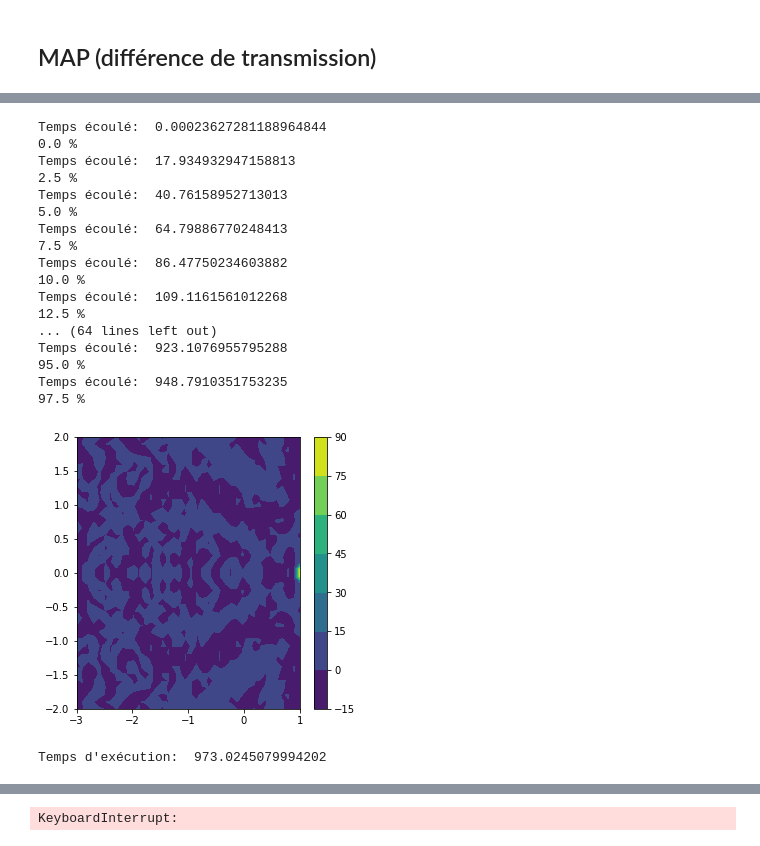
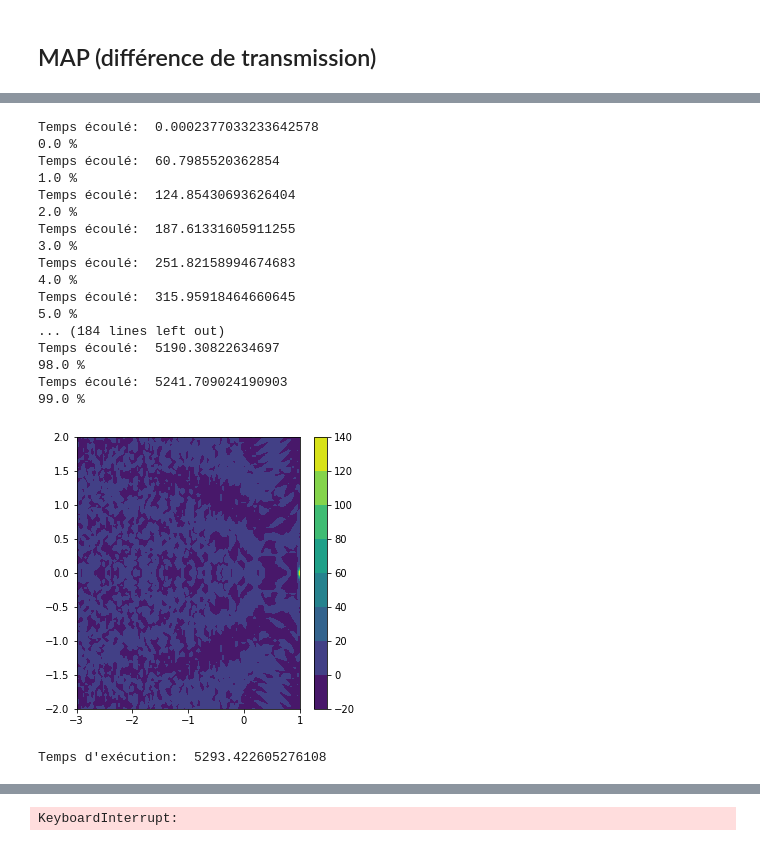
Before and after one commit to jeremiepirard/Kwant, a Jupyter notebook: Finalsf20.ipynb, the cells around one changed output, grey strips where cells are left out. Drawn from its saved outputs; the diff is of its cells as text; code cells hidden in the pictures.

```diff
--- a/Finalsf20.ipynb
+++ b/Finalsf20.ipynb
@@ -276,19 +199,0 @@ Densité 3 -1.8712121212121213e+17
-# %%
-B = 0.5
-phi = B * 3*np.sqrt(3)/(2) *alat**2
-smatrix = kwant.smatrix(sys, energy = Ef) # transmission matrix (here this)
-
-
-# First we calculate the conductance matrix given the scattering matrix S
-cond = np.array([[smatrix.transmission(i, j) for j in range(4)] for i in range(4)])
-# Correct the reflection blocks, so that rows and columns sum to zero.
-cond -= np.diag(cond.sum(axis=0))
-# In order to calculate the nonlocal conductance we eliminate one row and one column
-# from the condutcance matrix. This amounts to setting the corresponding voltage to zero
-# and using current conservation to calculate the current through the last terminal.
-cm = smatrix.conductance_matrix()[:-1, :-1]
-# We then set the current to be 1 in the lead 0, -1 in lead 2, and
-# calculate the voltage in lead 1 (so V_1 - V_3 since V_3 = 0).
-nonlocal_resistance = np.linalg.solve(cm, [1, 0, -1])[1]
-
-print(nonlocal_resistance)
@@ -302,14 +200,2 @@ plt.show()
-# %%
-
-for B in [0.5]:
-    for E in [Ef, Ef2, Ef3]:
-        print('Champ magnétique: ', B, 'T')
-        print('Energie de Fermi', E)
-        phi = B * 3*np.sqrt(3)/(2) *alat**2
-        wfs = kwant.wave_function(sys, energy=E) # to obtain the wave functions of the system
-        J0 = kwant.operator.Current(sys)
-        wf_left = wfs(0)
-        current = sum(J0(p) for p in wf_left)
-        kwant.plotter.current(sys, current, cmap='viridis');
 # %% [markdown]
 ## MAP (différence de transmission)
@@ -316,52 +206,52 @@ for B in [0.5]:
 # %%
-N= 40
+N= 100
 Field = np.linspace(-2, 2, N)
-Jonction = np.linspace(-3,1,N)
-T = np.zeros((N,N))
+Jonction = np.linspace(-2,2,N)
+T2 = np.zeros((N,N))
 start_time = time.time()
 for i, I in enumerate(Field):
 
         print('Temps écoulé: ',time.time() - start_time)
         phi = I * 3*np.sqrt(3)/(2) *alat**2
         print(i*100/N, '%')
         for j, B in enumerate(Jonction):
             n = B
             smatrix = kwant.smatrix(sys, energy = Ef) # transmission matrix (here this)
             # In order to calculate the nonlocal conductance we eliminate one row and one column
             # from the condutcance matrix. This amounts to setting the corresponding voltage to zero
             # and using current conservation to calculate the current through the last terminal.
             cm = smatrix.conductance_matrix()[:-1, :-1]
 
 
             n2 = np.linalg.solve(cm, [1, -1 , 0])[2]
             T[i,j] = n2
 
 
-plt.contourf(Jonction, Field, T);
+plt.contourf(Jonction, Field, T2);
 plt.colorbar()
 plt.show()
 interval = time.time() - start_time
 print('Temps d\'exécution: ', interval)
 # %% [output]
-Temps écoulé:  0.00023627281188964844
+Temps écoulé:  0.0002377033233642578
 0.0 %
-Temps écoulé:  17.934932947158813
-2.5 %
-Temps écoulé:  40.76158952713013
+Temps écoulé:  60.7985520362854
+1.0 %
+Temps écoulé:  124.85430693626404
+2.0 %
+Temps écoulé:  187.61331605911255
+3.0 %
+Temps écoulé:  251.82158994674683
+4.0 %
+Temps écoulé:  315.95918464660645
 5.0 %
-Temps écoulé:  64.79886770248413
-7.5 %
-Temps écoulé:  86.47750234603882
-10.0 %
-Temps écoulé:  109.1161561012268
-12.5 %
-... (64 lines left out)
-Temps écoulé:  923.1076955795288
-95.0 %
-Temps écoulé:  948.7910351753235
-97.5 %
+... (184 lines left out)
+Temps écoulé:  5190.30822634697
+98.0 %
+Temps écoulé:  5241.709024190903
+99.0 %
-[figure, old version]
+[figure, new version]
-Temps d'exécution:  973.0245079994202
+Temps d'exécution:  5293.422605276108
 # %%
 levels=np.linspace(-0.4,0.4,50)
 
```
Also changed, not shown: parts of 21 cells of this notebook.
